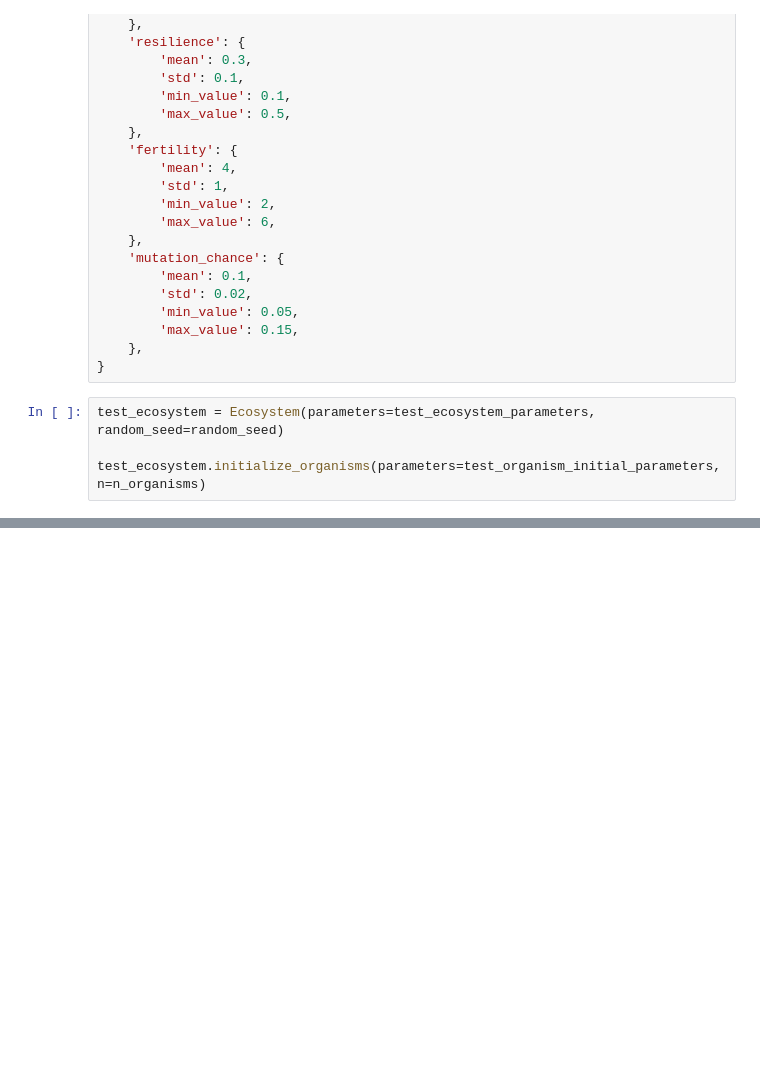
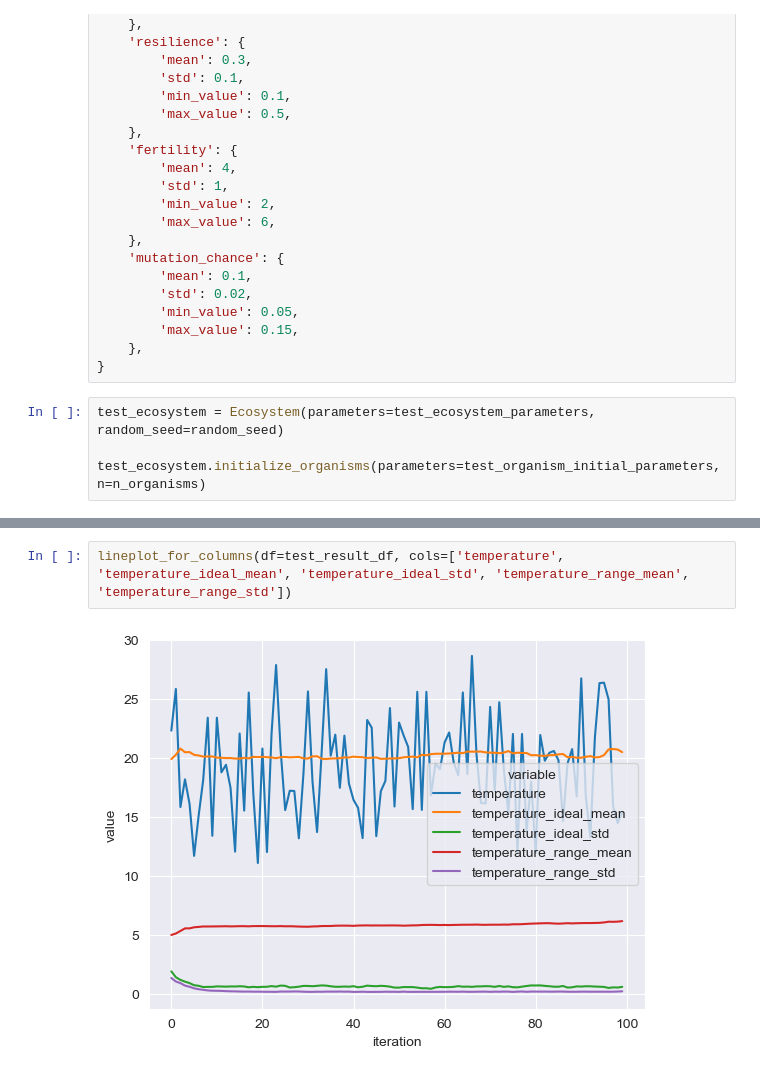
Before and after one commit to Valentin-Mueller/evolution-simulator, a Jupyter notebook: Simulate_Evolution.ipynb, the cells around one changed output, grey strips where cells are left out. Saved outputs shown, nothing was run; the diff lists cells and outputs as text; blank space fills up the shorter version.

```diff
--- a/Simulate_Evolution.ipynb
+++ b/Simulate_Evolution.ipynb
@@ -81,0 +124,4 @@ test_result_df.tail()
+# %%
+lineplot_for_columns(df=test_result_df, cols=['temperature', 'temperature_ideal_mean', 'temperature_ideal_std', 'temperature_range_mean', 'temperature_range_std'])
+# %% [output]
+[figure, added]
```
Also changed, not shown: parts of 10 cells of this notebook.
